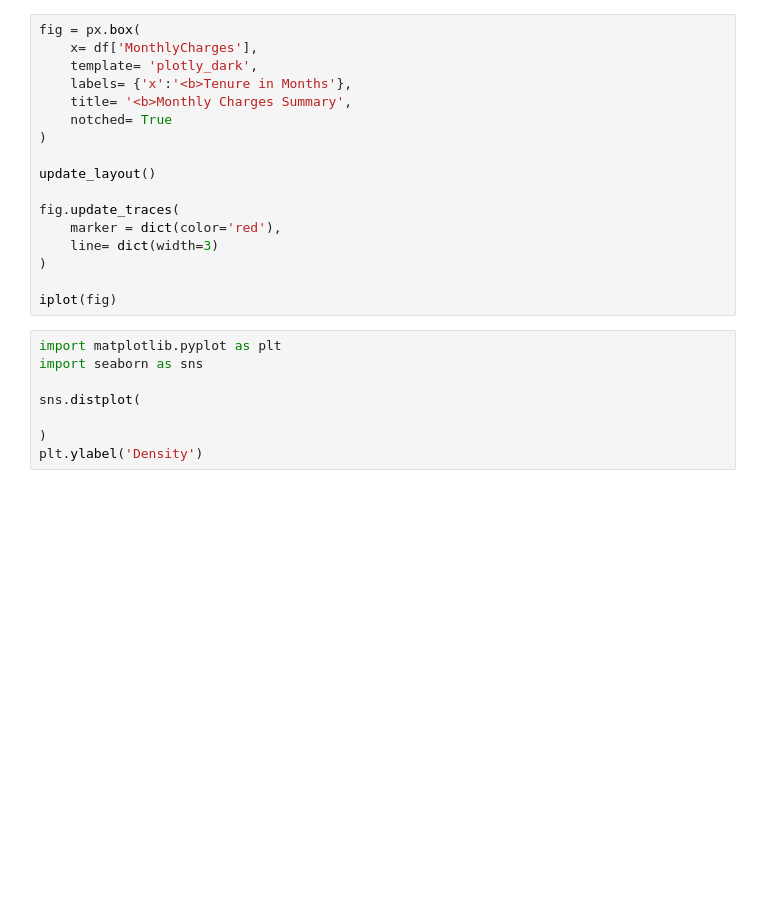
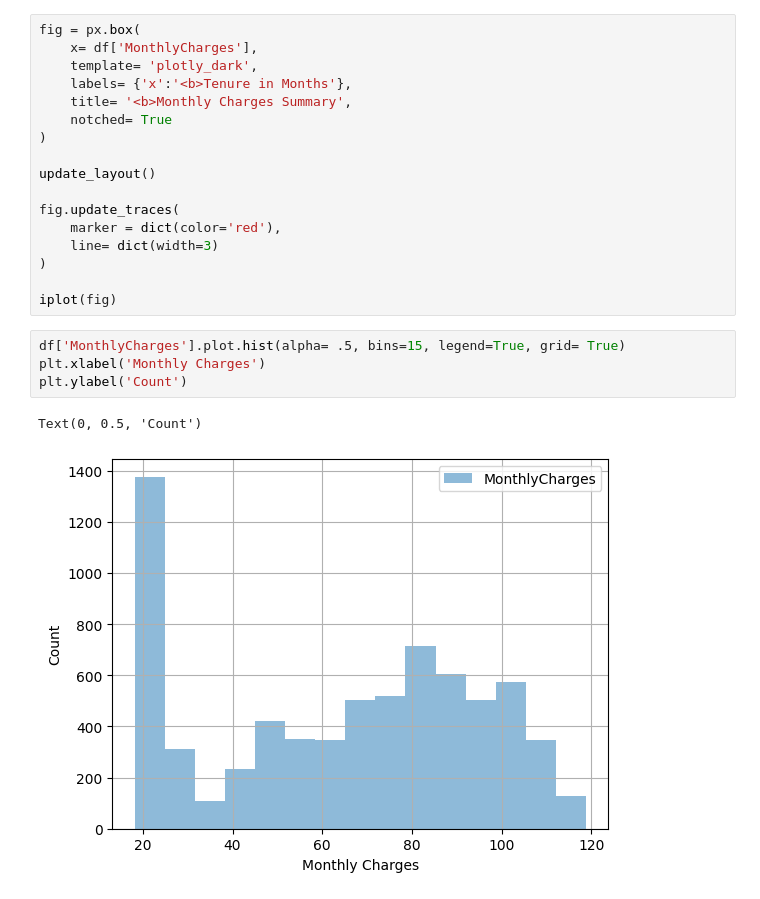
Before and after one commit to arduinto/TelcoChurnForecasting, a Jupyter notebook: TelcoChurn.ipynb, the cells around one changed output. Drawn from its saved outputs; the diff is of its cells as text; blank space fills up the shorter version.

```diff
--- a/TelcoChurn.ipynb
+++ b/TelcoChurn.ipynb
@@ -433,12 +532,11 @@ fig.update_traces(
 )
 
 iplot(fig)
-# %%
-import matplotlib.pyplot as plt
-import seaborn as sns
-
-sns.distplot(
-
-)
-plt.ylabel('Density')
+# %%
+df['MonthlyCharges'].plot.hist(alpha= .5, bins=15, legend=True, grid= True)
+plt.xlabel('Monthly Charges')
+plt.ylabel('Count')
+# %% [output]
+Text(0, 0.5, 'Count')
+[figure, added]
 # %%
```
Also changed, not shown: parts of 18 cells of this notebook.
